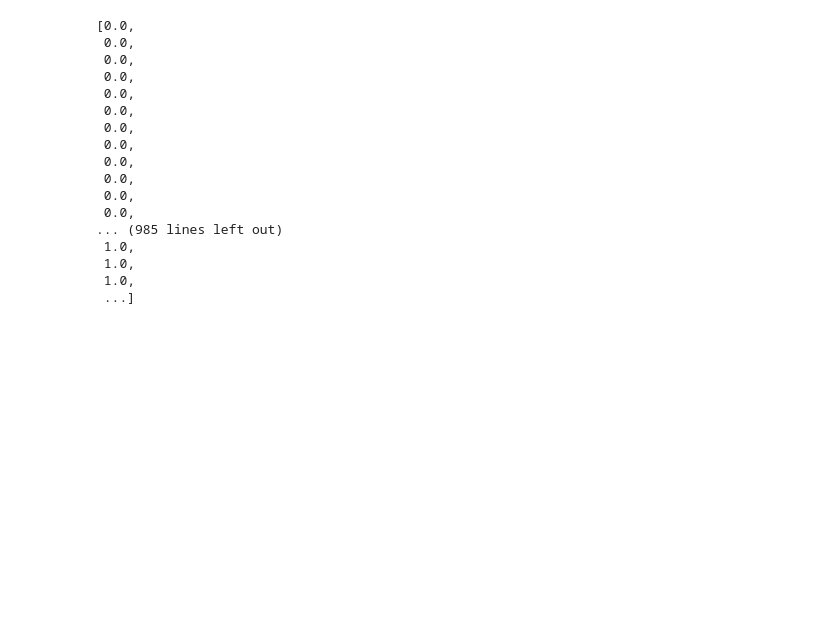
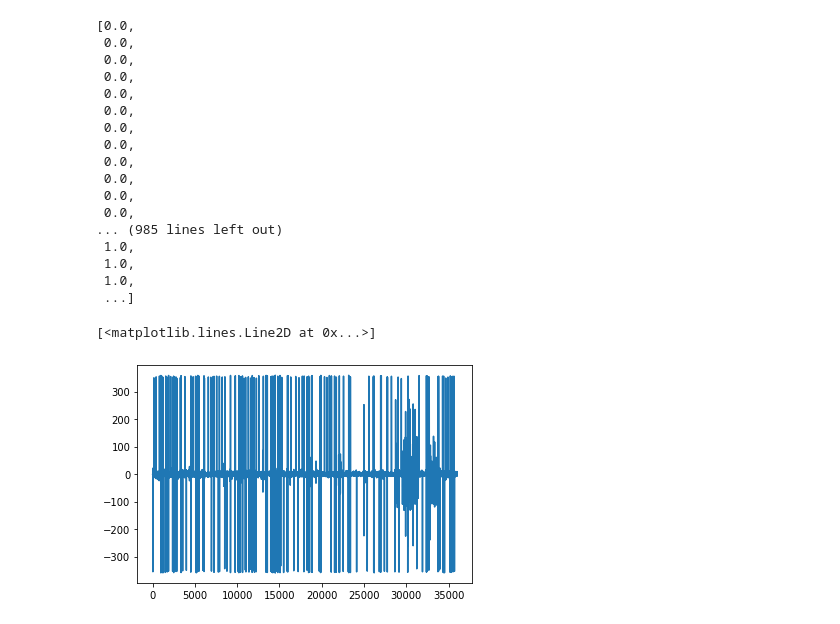
Before and after one commit to tischfieldlab/moseq2-detectron-extract, a Jupyter notebook: notebooks/festure_processing_debugging.ipynb, the cells around one changed output. Saved outputs shown, nothing was run; the diff lists cells and outputs as text; code cells hidden in the pictures; blank space fills up the shorter version.

```diff
--- a/notebooks/festure_processing_debugging.ipynb
+++ b/notebooks/festure_processing_debugging.ipynb
@@ -98,3 +99,8 @@ sorted(df['kpt_align_score'])
  1.0,
  1.0,
  ...]
+# %%
+plt.plot(np.diff(df['angle_out']))
+# %% [output]
+[<matplotlib.lines.Line2D at 0x...>]
+[figure, added]
```
Also changed, not shown: parts of 2 cells of this notebook, 4 other files.
